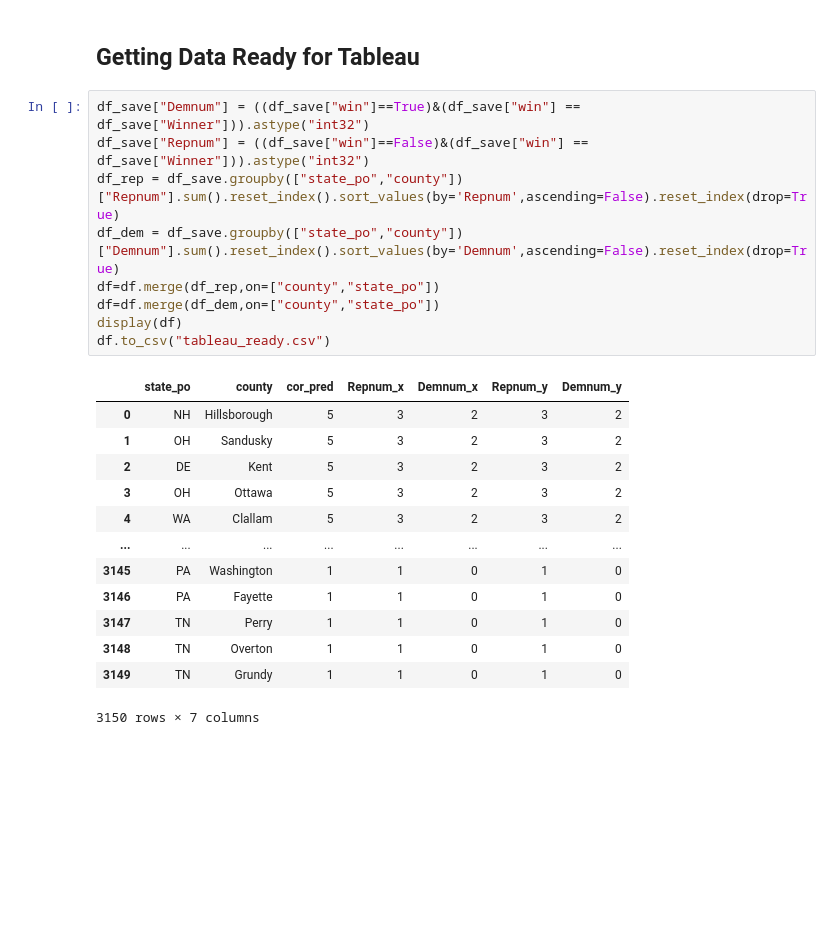
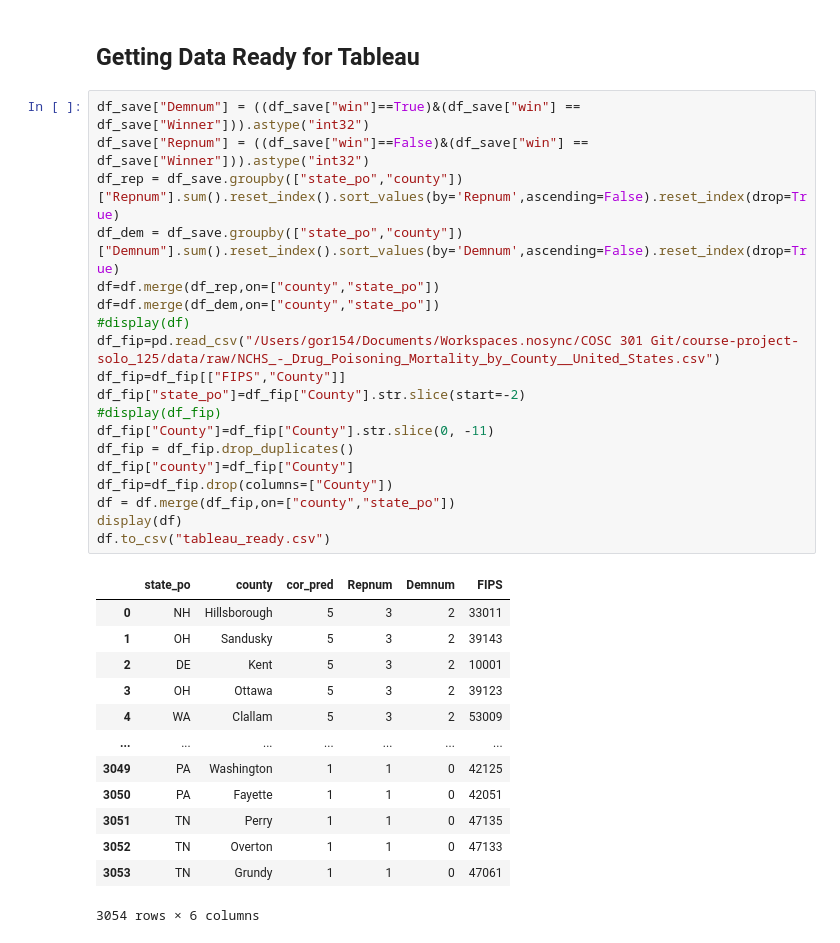
Before and after one commit to data301-2020-winter1/course-project-solo_125, a Jupyter notebook: analysis/solo_project.ipynb, the cells around one changed output. Saved outputs shown, nothing was run; the diff lists cells and outputs as text; blank space fills up the shorter version.

Commit message:
Added county level FIPS codes to work with Tableau, imported another csv with data for these codes

```diff
--- a/analysis/solo_project.ipynb
+++ b/analysis/solo_project.ipynb
@@ -117,23 +104,33 @@ df_final
 # %%
 df_save["Demnum"] = ((df_save["win"]==True)&(df_save["win"] == df_save["Winner"])).astype("int32")
 df_save["Repnum"] = ((df_save["win"]==False)&(df_save["win"] == df_save["Winner"])).astype("int32")
 df_rep = df_save.groupby(["state_po","county"])["Repnum"].sum().reset_index().sort_values(by='Repnum',ascending=False).reset_index(drop=True)
 df_dem = df_save.groupby(["state_po","county"])["Demnum"].sum().reset_index().sort_values(by='Demnum',ascending=False).reset_index(drop=True)
 df=df.merge(df_rep,on=["county","state_po"])
 df=df.merge(df_dem,on=["county","state_po"])
+#display(df)
+df_fip=pd.read_csv("/Users/gor154/Documents/Workspaces.nosync/COSC 301 Git/course-project-solo_125/data/raw/NCHS_-_Drug_Poisoning_Mortality_by_County__United_States.csv")
+df_fip=df_fip[["FIPS","County"]]
+df_fip["state_po"]=df_fip["County"].str.slice(start=-2)
+#display(df_fip)
+df_fip["County"]=df_fip["County"].str.slice(0, -11)
+df_fip = df_fip.drop_duplicates()
+df_fip["county"]=df_fip["County"]
+df_fip=df_fip.drop(columns=["County"])
+df = df.merge(df_fip,on=["county","state_po"])
 display(df)
 df.to_csv("tableau_ready.csv")
 # %% [output]
-|  | state_po | county | cor_pred | Repnum_x | Demnum_x | Repnum_y | Demnum_y |
-| 0 | NH | Hillsborough | 5 | 3 | 2 | 3 | 2 |
-| 1 | OH | Sandusky | 5 | 3 | 2 | 3 | 2 |
-| 2 | DE | Kent | 5 | 3 | 2 | 3 | 2 |
-| 3 | OH | Ottawa | 5 | 3 | 2 | 3 | 2 |
-| 4 | WA | Clallam | 5 | 3 | 2 | 3 | 2 |
-| ... | ... | ... | ... | ... | ... | ... | ... |
-| 3145 | PA | Washington | 1 | 1 | 0 | 1 | 0 |
-| 3146 | PA | Fayette | 1 | 1 | 0 | 1 | 0 |
-| 3147 | TN | Perry | 1 | 1 | 0 | 1 | 0 |
-| 3148 | TN | Overton | 1 | 1 | 0 | 1 | 0 |
-| 3149 | TN | Grundy | 1 | 1 | 0 | 1 | 0 |
+|  | state_po | county | cor_pred | Repnum | Demnum | FIPS |
+| 0 | NH | Hillsborough | 5 | 3 | 2 | 33011 |
+| 1 | OH | Sandusky | 5 | 3 | 2 | 39143 |
+| 2 | DE | Kent | 5 | 3 | 2 | 10001 |
+| 3 | OH | Ottawa | 5 | 3 | 2 | 39123 |
+| 4 | WA | Clallam | 5 | 3 | 2 | 53009 |
+| ... | ... | ... | ... | ... | ... | ... |
+| 3049 | PA | Washington | 1 | 1 | 0 | 42125 |
+| 3050 | PA | Fayette | 1 | 1 | 0 | 42051 |
+| 3051 | TN | Perry | 1 | 1 | 0 | 47135 |
+| 3052 | TN | Overton | 1 | 1 | 0 | 47133 |
+| 3053 | TN | Grundy | 1 | 1 | 0 | 47061 |
-3150 rows × 7 columns
+3054 rows × 6 columns
```
Also changed, not shown: parts of 1 cell of this notebook, 3 other files.
